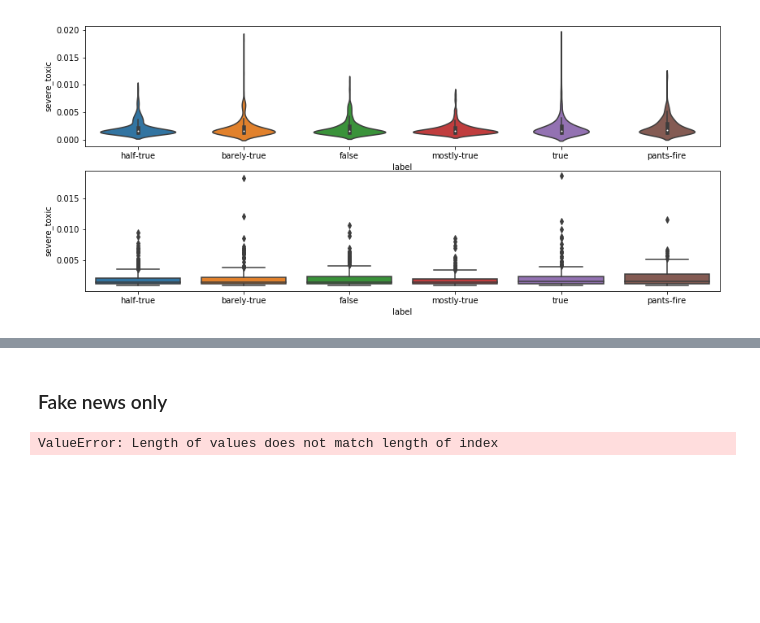
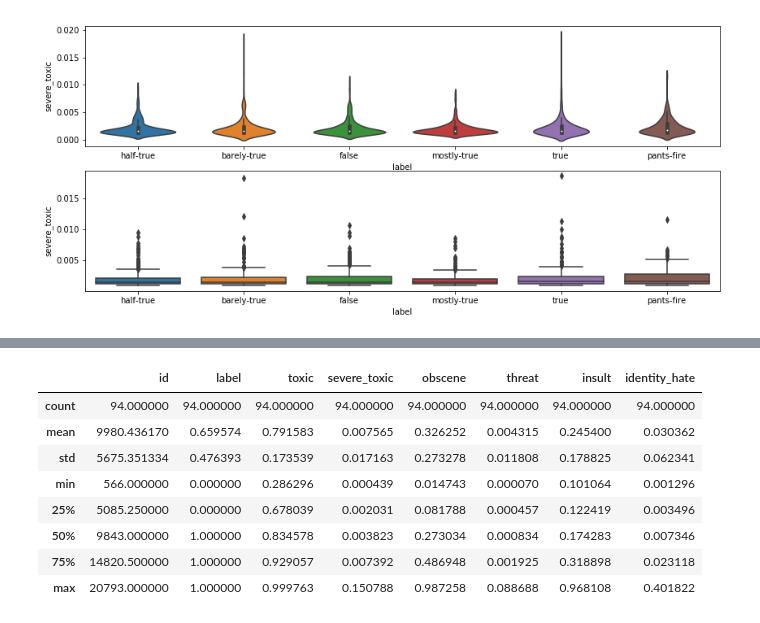
Before and after one commit to reneang17/deep-toxic-analysis, a Jupyter notebook: deep-fake-toxicity/convolutional_applied_tfn.ipynb, the cells around one changed output, grey strips where cells are left out. Cells and saved outputs as stored; diff of their text form; code cells hidden in the pictures; blank space fills up the shorter version.

```diff
--- a/deep-fake-toxicity/convolutional_applied_tfn.ipynb
+++ b/deep-fake-toxicity/convolutional_applied_tfn.ipynb
@@ -712,2 +695,0 @@ testDF[testDF['Stance']=='disagree'].describe()
-# %% [markdown]
-### Fake news only
@@ -739,6 +695,0 @@ myPreds = np.vstack(myPreds)
-# %%
-testDF = pd.read_csv("./data/only_fake.csv")
-for i, col in enumerate(["toxic", "severe_toxic", "obscene", "threat", "insult", "identity_hate"]):
-    testDF[col] = myPreds[:, i]
-# %% [output]
-ValueError: Length of values does not match length of index
@@ -744,0 +698,12 @@ ValueError: Length of values does not match length of index
+# %%
+df[ df['insult'] > 0.1 ].describe()
+# %% [output]
+|  | id | label | toxic | severe_toxic | obscene | threat | insult | identity_hate |
+| count | 94.000000 | 94.000000 | 94.000000 | 94.000000 | 94.000000 | 94.000000 | 94.000000 | 94.000000 |
+| mean | 9980.436170 | 0.659574 | 0.791583 | 0.007565 | 0.326252 | 0.004315 | 0.245400 | 0.030362 |
+| std | 5675.351334 | 0.476393 | 0.173539 | 0.017163 | 0.273278 | 0.011808 | 0.178825 | 0.062341 |
+| min | 566.000000 | 0.000000 | 0.286296 | 0.000439 | 0.014743 | 0.000070 | 0.101064 | 0.001296 |
+| 25% | 5085.250000 | 0.000000 | 0.678039 | 0.002031 | 0.081788 | 0.000457 | 0.122419 | 0.003496 |
+| 50% | 9843.000000 | 1.000000 | 0.834578 | 0.003823 | 0.273034 | 0.000834 | 0.174283 | 0.007346 |
+| 75% | 14820.500000 | 1.000000 | 0.929057 | 0.007392 | 0.486948 | 0.001925 | 0.318898 | 0.023118 |
+| max | 20793.000000 | 1.000000 | 0.999763 | 0.150788 | 0.987258 | 0.088688 | 0.968108 | 0.401822 |
```
Also changed, not shown: parts of 20 cells of this notebook, 1 other file.
